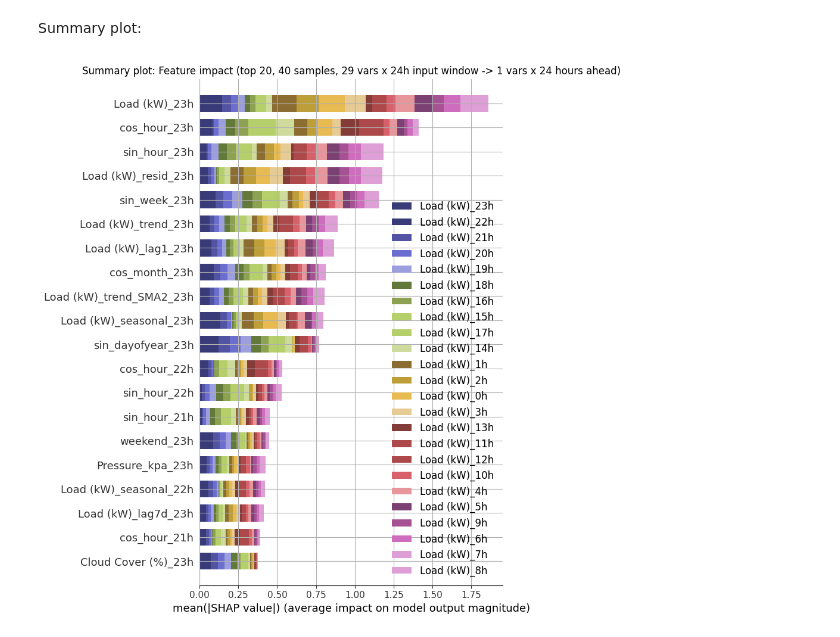
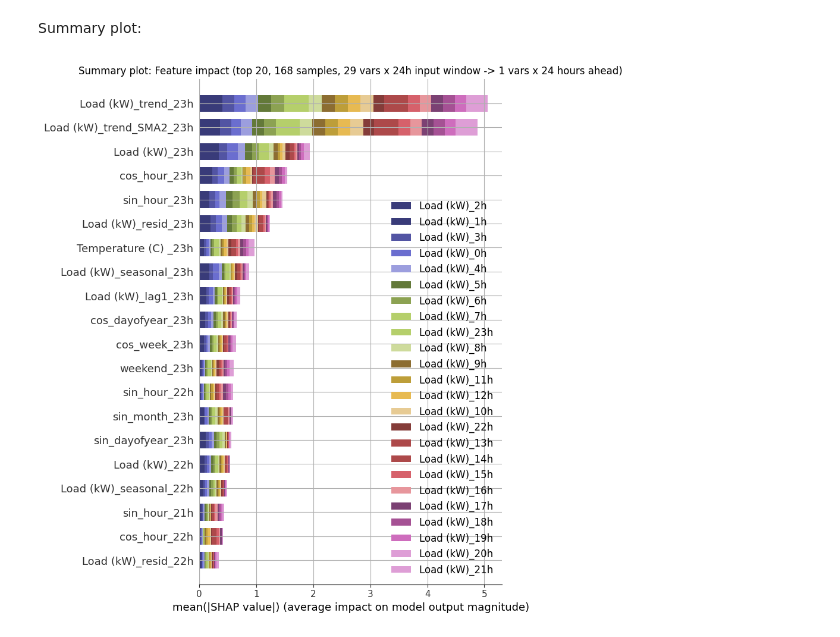
Before and after one commit to temp3rr0r/DR-DNN, a Jupyter notebook: Load_kW_DR.ipynb, the cells around one changed output. Cells and saved outputs as stored; diff of their text form; code cells hidden in the pictures.

Commit message:
Added single hour SHAP. Code cleanups etc. Cool cool.

```diff
--- a/Load_kW_DR.ipynb
+++ b/Load_kW_DR.ipynb
@@ -638,7 +637,7 @@ plt.show()
 # %% [markdown]
 Parameters:
 # %%
-samples = 40 # Number of hourly-shifting windows to use from the test dataset.
+samples = 24 * 7 # Number of hourly-shifting windows to use from the test dataset.
 # %% [markdown]
 SHAPley value calculation:
 # %%
@@ -648,40 +647,40 @@ feature_count = test_input_data_window.shape[2] # df.columns.shape[0], 10
 output_hours = test_output_data_window.shape[1] # 24, 3
 output_count = 1 # 1
 
+feature_hours_labels = []
+for h in range(output_hours):
+    for f in range(feature_count):
+        current_feature = df.columns[f]
+        feature_hours_labels.append(f"{current_feature}_{h}h")
+# print(f"feature_hours_labels.shape: {np.array(feature_hours_labels).shape}")
+output_hours_labels = []
+for h in range(output_hours):
+    for o in range(output_count):
+        current_output = df.columns[0]
+        output_hours_labels.append(f"{current_output}_{h}h")
+# print(f"output_hours_labels.shape: {np.array(output_hours_labels).shape}")
+# print(f"input_hours: {input_hours}, output_hours: {output_hours}, samples: {samples}, feature_count: {feature_count}, output_count: {output_count}")
+
 # Calculation
 torch.set_grad_enabled(True) # Context-manager that sets gradient calculation on
-e = shap.DeepExplainer(model, train_input_data_window[0:samples, :, :])
-shap_values = e.shap_values(test_input_data_window[0:samples, :, :], check_additivity=False) # TODO: check_additivity=True ?
+e = shap.DeepExplainer(model, train_input_data_window[offset:offset+samples, :, :])
+df_shap = pd.DataFrame(test_input_data_window[offset:offset+samples, :, :].detach().numpy().reshape(samples, feature_count * input_hours), columns=feature_hours_labels)
+shap_values = e.shap_values(test_input_data_window[offset:offset+samples, :, :], check_additivity=False) # TODO: check_additivity=True ?
 # print(f"Shapes: {np.array(shap_values).shape}, {test_input_data_window[0:samples, :, :].shape}, {train_df.columns.shape}")
 # %% [markdown]
 Summary plot:
 # %%
 max_top_features = 20 # feature_count * input_hours
-# print(f"input_hours: {input_hours}, output_hours: {output_hours}, samples: {samples}, feature_count: {feature_count}, output_count: {output_count}")
-
-feature_hours_labels = []
-for h in range(output_hours):
-    for f in range(feature_count):
-        current_feature = df.columns[f]
-        feature_hours_labels.append(f"{current_feature}_{h}h")
-# print(f"feature_hours_labels.shape: {np.array(feature_hours_labels).shape}")
-
-output_hours_labels = []
-for h in range(output_hours):
-    for o in range(output_count):
-        current_output = df.columns[0]
-        output_hours_labels.append(f"{current_output}_{h}h")
-# print(f"output_hours_labels.shape: {np.array(output_hours_labels).shape}")
+# # print(f"input_hours: {input_hours}, output_hours: {output_hours}, samples: {samples}, feature_count: {feature_count}, output_count: {output_count}")
 
 reshaped_shap_values = list(np.reshape(shap_values, (output_hours * output_count, samples, feature_count * input_hours)))
 
 plt.title(f'Summary plot: Feature impact (top {max_top_features}, {samples} samples, {feature_count} vars x {output_hours}h input window -> {output_count} vars x {output_hours} hours ahead)')
 plt.grid()
-shap.summary_plot(shap_values=reshaped_shap_values, feature_names=feature_hours_labels,
+shap.summary_plot(reshaped_shap_values,
+                  df_shap,
                   class_names=output_hours_labels, show=False, plot_type="bar",
-                  max_display=max_top_features, color=plt.get_cmap(
-                      "tab20b", # "rainbow", # rainbow, turbo, jet
-                      output_hours))
+                  max_display=max_top_features, color=plt.get_cmap("tab20b",output_hours))
 plt.show()
 # %% [output]
-[figure, old version]
+[figure, new version]
```
Also changed, not shown: parts of 3 cells of this notebook, 5 other files.
